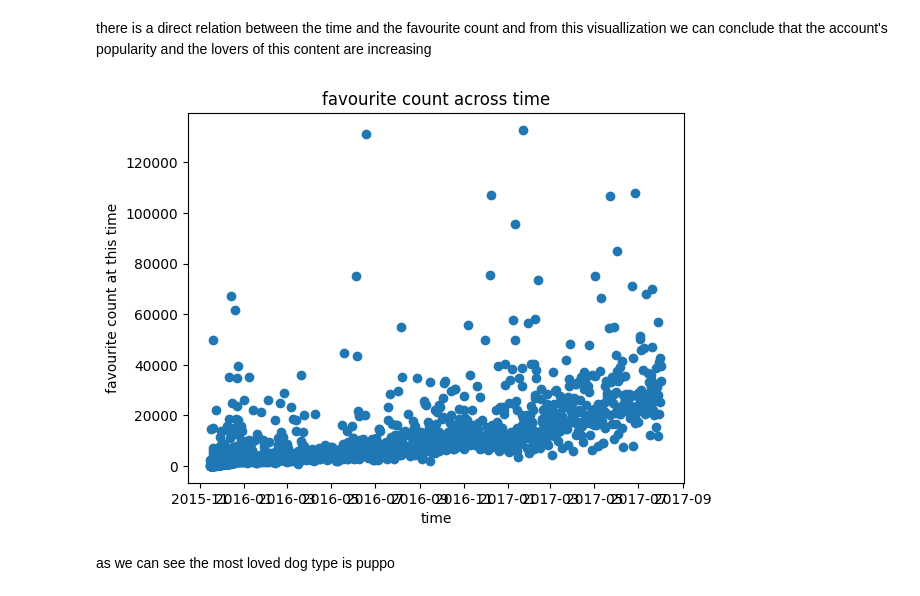
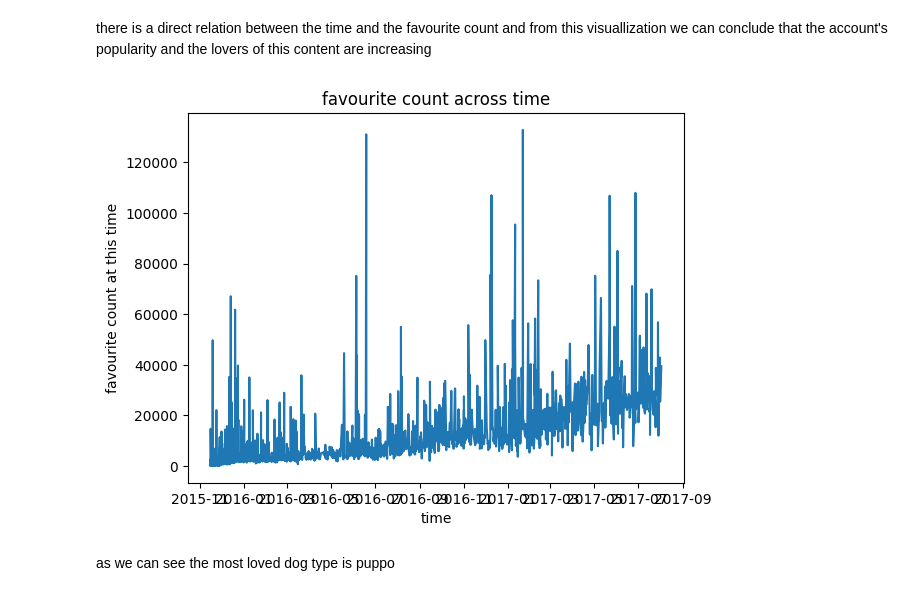
Before and after one commit to youssef124wael/DECI_project, a Jupyter notebook: wrangle_act.ipynb, the cells around one changed output. Saved outputs shown, nothing was run; the diff lists cells and outputs as text; code cells hidden in the pictures.

Commit message:
added lineplot instead of scatter plot

```diff
--- a/wrangle_act.ipynb
+++ b/wrangle_act.ipynb
@@ -787,13 +787,13 @@ plt.show()
 # %% [markdown]
 there is a direct relation between the time and the favourite count and from this visuallization we can conclude that the account's popularity and the lovers of this content are increasing
 # %%
-plt.scatter(df['created_at'],df['favorite_count'])
+sns.lineplot(data=df,x ='created_at',y = 'favorite_count')
 plt.title('favourite count across time')
 plt.xlabel('time')
 plt.ylabel('favourite count at this time')
 plt.show()
 # %% [output]
-[figure, old version]
+[figure, new version]
 # %% [markdown]
 as we can see the most loved dog type is puppo
 # %%
```
Also changed, not shown: parts of 5 cells of this notebook.
